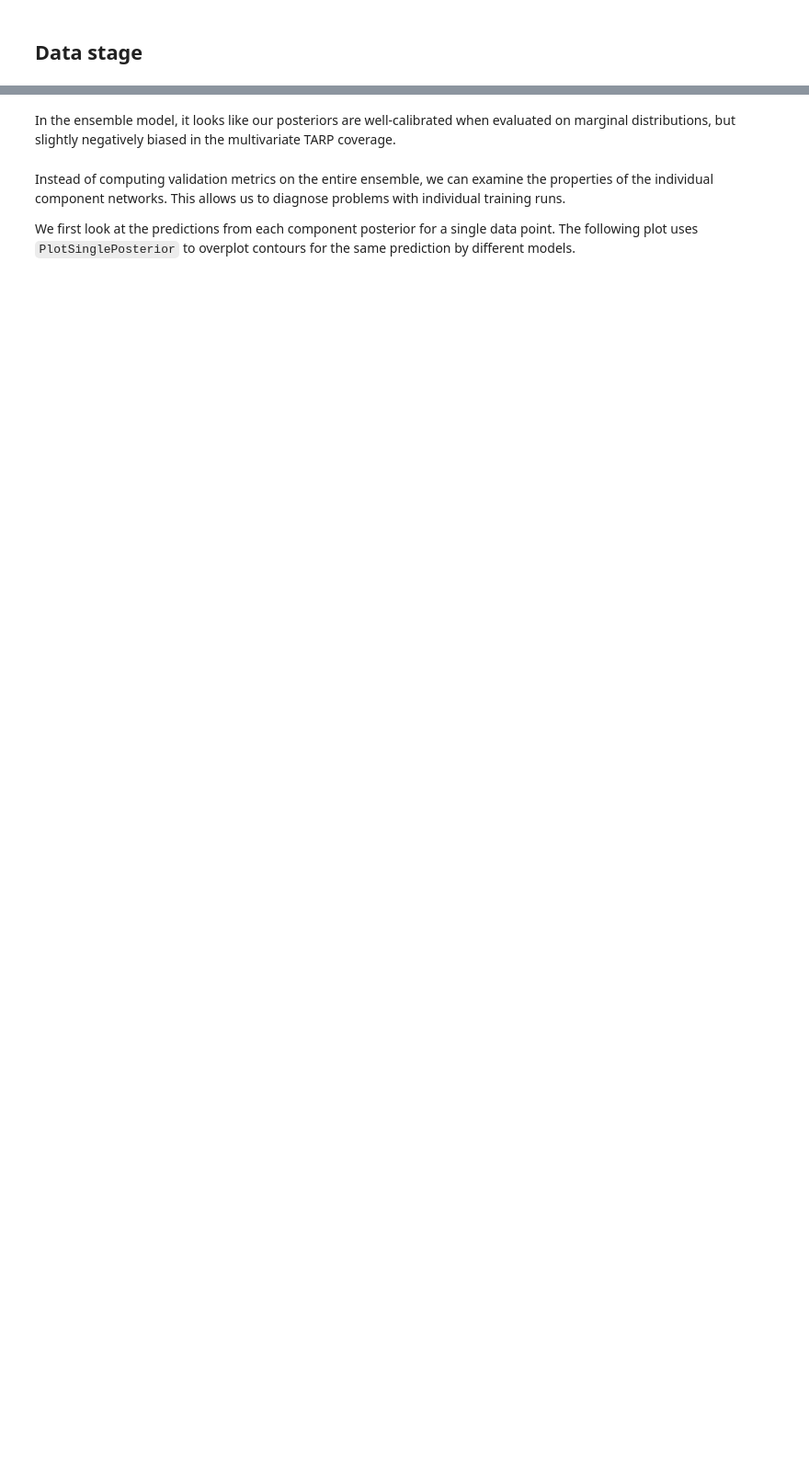
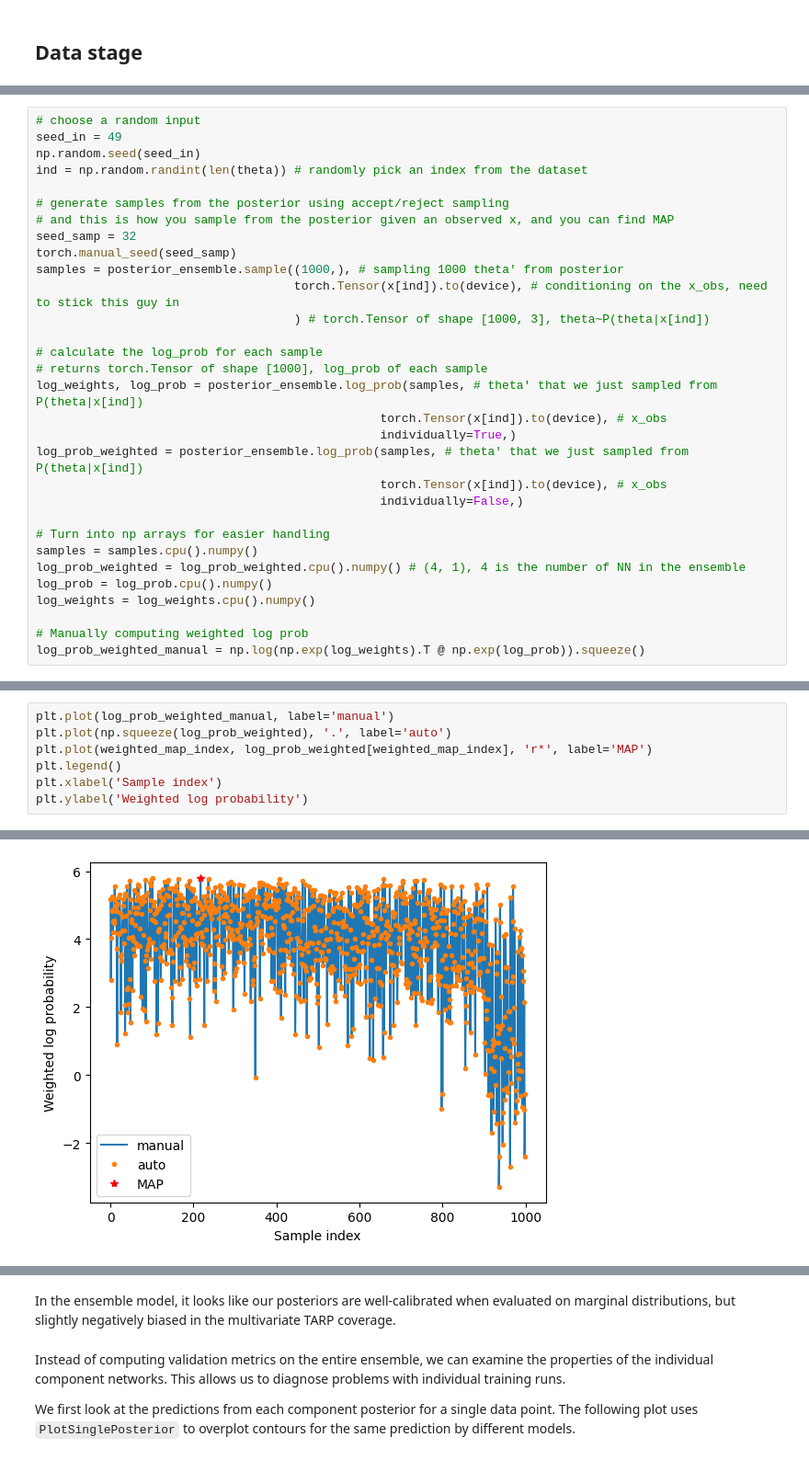
Before and after one commit to plt109/ltu-ili, a Jupyter notebook: notebooks/my_npe.ipynb, the cells around one changed output, grey strips where cells are left out. Shown at 92% size. Cells and saved outputs as stored; diff of their text form; blank space fills up the shorter version.

```diff
--- a/notebooks/my_npe.ipynb
+++ b/notebooks/my_npe.ipynb
@@ -194,0 +194,31 @@ And how do I fish out information about the architecture and configuration of th
+# %%
+# choose a random input
+seed_in = 49
+np.random.seed(seed_in)
+ind = np.random.randint(len(theta)) # randomly pick an index from the dataset
+
+# generate samples from the posterior using accept/reject sampling
+# and this is how you sample from the posterior given an observed x, and you can find MAP
+seed_samp = 32
+torch.manual_seed(seed_samp)
+samples = posterior_ensemble.sample((1000,), # sampling 1000 theta' from posterior
+                                    torch.Tensor(x[ind]).to(device), # conditioning on the x_obs, need to stick this guy in
+                                    ) # torch.Tensor of shape [1000, 3], theta~P(theta|x[ind])
+
+# calculate the log_prob for each sample
+# returns torch.Tensor of shape [1000], log_prob of each sample
+log_weights, log_prob = posterior_ensemble.log_prob(samples, # theta' that we just sampled from P(theta|x[ind])
+                                                torch.Tensor(x[ind]).to(device), # x_obs
+                                                individually=True,)
+log_prob_weighted = posterior_ensemble.log_prob(samples, # theta' that we just sampled from P(theta|x[ind])
+                                                torch.Tensor(x[ind]).to(device), # x_obs
+                                                individually=False,)
+
+# Turn into np arrays for easier handling
+samples = samples.cpu().numpy()
+log_prob_weighted = log_prob_weighted.cpu().numpy() # (4, 1), 4 is the number of NN in the ensemble
+log_prob = log_prob.cpu().numpy()
+log_weights = log_weights.cpu().numpy()
+
+# Manually computing weighted log prob
+log_prob_weighted_manual = np.log(np.exp(log_weights).T @ np.exp(log_prob)).squeeze()
@@ -194,0 +245,8 @@ And how do I fish out information about the architecture and configuration of th
+# %%
+plt.plot(log_prob_weighted_manual, label='manual')
+plt.plot(np.squeeze(log_prob_weighted), '.', label='auto')
+plt.plot(weighted_map_index, log_prob_weighted[weighted_map_index], 'r*', label='MAP')
+plt.legend()
+plt.xlabel('Sample index')
+plt.ylabel('Weighted log probability')
+# %% [output]
@@ -194,0 +254 @@ And how do I fish out information about the architecture and configuration of th
+[figure, added]
```
Also changed, not shown: parts of 26 cells of this notebook.
